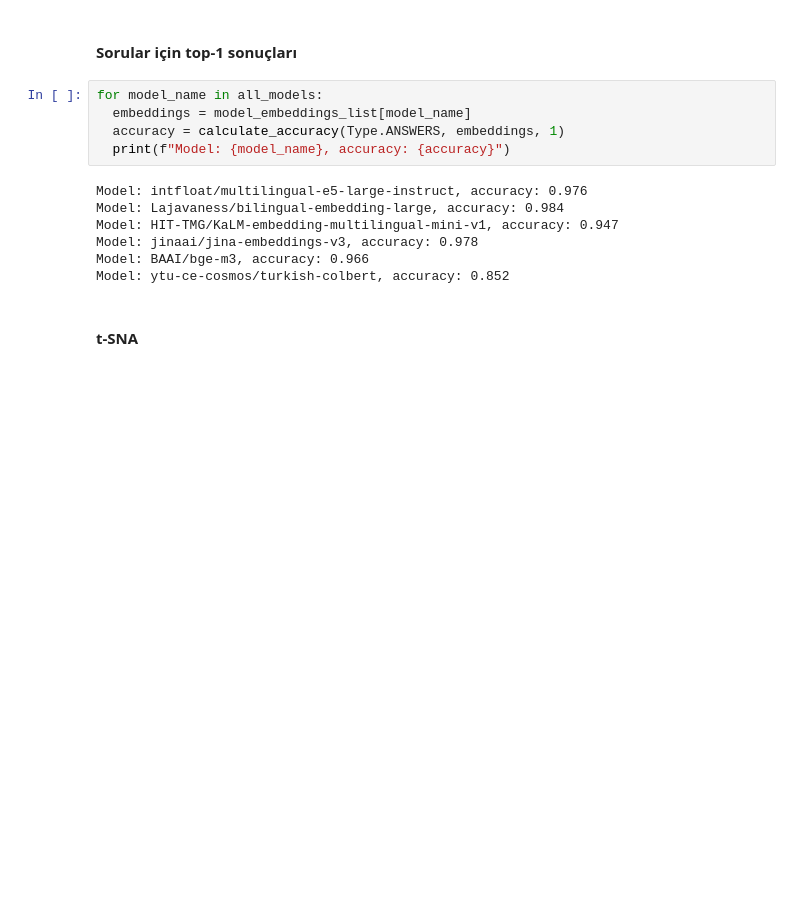
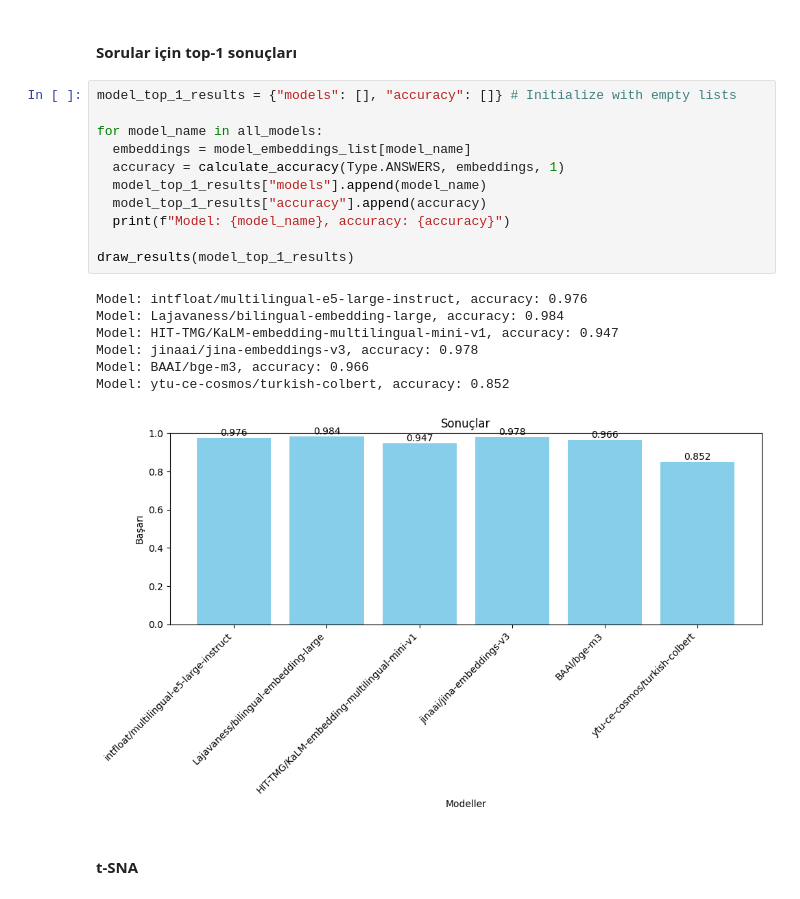
Before and after one commit to eyupdalan/BLM6114-hw1, a Jupyter notebook: BLM6114hw1.ipynb, the cells around one changed output. Cells and saved outputs as stored; diff of their text form; blank space fills up the shorter version.

```diff
--- a/BLM6114hw1.ipynb
+++ b/BLM6114hw1.ipynb
@@ -263,17 +319,24 @@ Model: ytu-ce-cosmos/turkish-colbert, accuracy: 0.951
 # %% [markdown]
 #### Sorular için top-1 sonuçları
 # %%
+model_top_1_results = {"models": [], "accuracy": []} # Initialize with empty lists
+
 for model_name in all_models:
   embeddings = model_embeddings_list[model_name]
   accuracy = calculate_accuracy(Type.ANSWERS, embeddings, 1)
+  model_top_1_results["models"].append(model_name)
+  model_top_1_results["accuracy"].append(accuracy)
   print(f"Model: {model_name}, accuracy: {accuracy}")
+
+draw_results(model_top_1_results)
 # %% [output]
 Model: intfloat/multilingual-e5-large-instruct, accuracy: 0.976
 Model: Lajavaness/bilingual-embedding-large, accuracy: 0.984
 Model: HIT-TMG/KaLM-embedding-multilingual-mini-v1, accuracy: 0.947
 Model: jinaai/jina-embeddings-v3, accuracy: 0.978
 Model: BAAI/bge-m3, accuracy: 0.966
 Model: ytu-ce-cosmos/turkish-colbert, accuracy: 0.852
+[figure, added]
 # %% [markdown]
 #### t-SNA
 # %%
```
Also changed, not shown: parts of 7 cells of this notebook.
